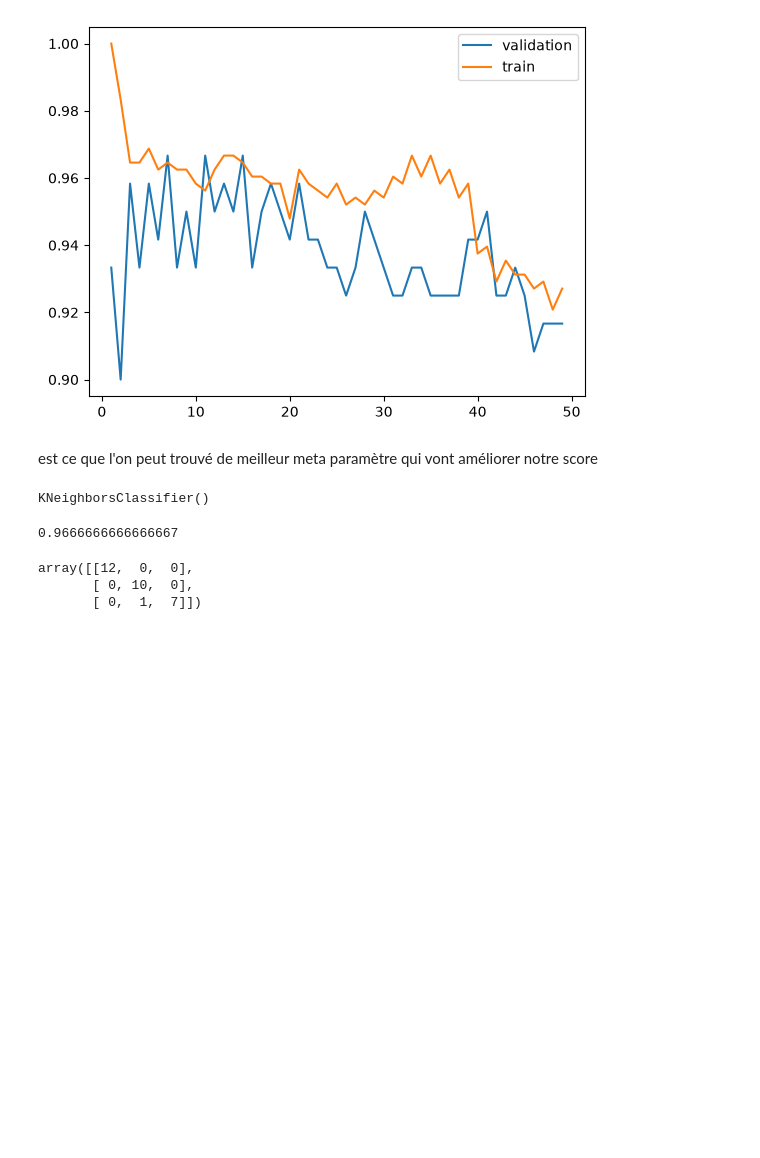
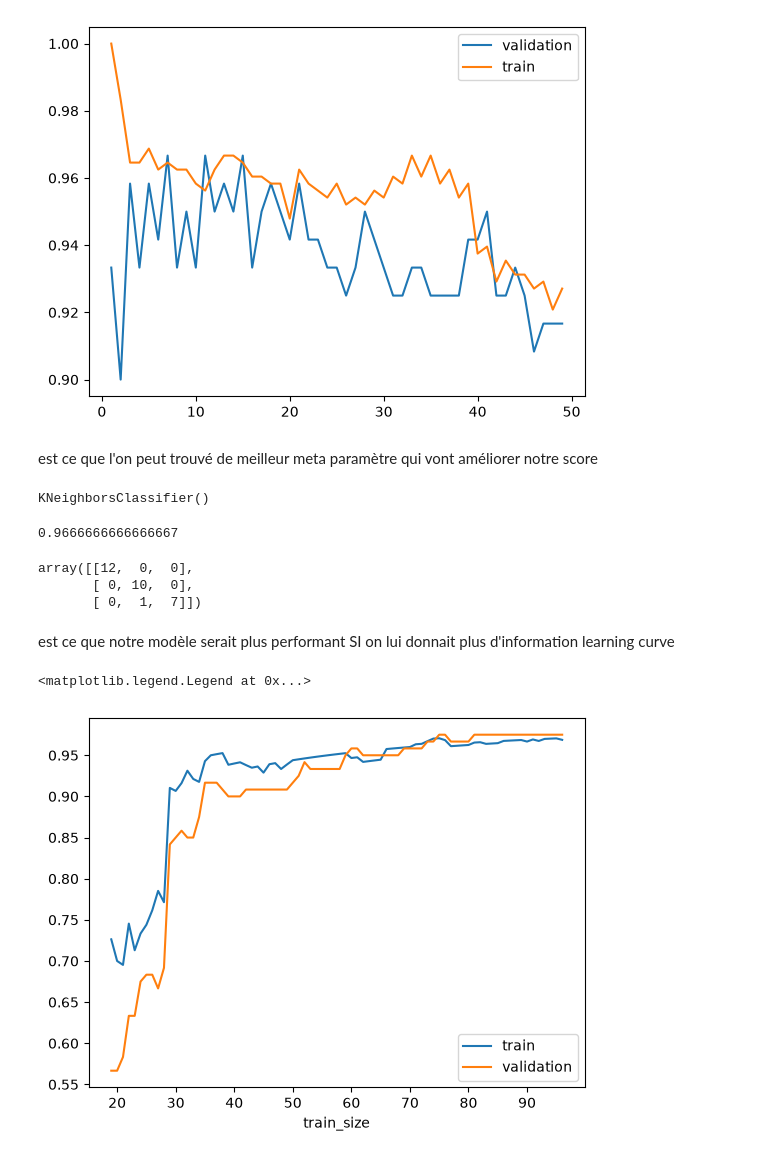
Before and after one commit to webdevproformation/m2-iot-juin2026, a Jupyter notebook: jour05/02-note.ipynb, the cells around one changed output. Drawn from its saved outputs; the diff is of its cells as text; code cells hidden in the pictures; blank space fills up the shorter version.

Commit message:
optimiser evaluer entrainer vos modèles

```diff
--- a/jour05/02-note.ipynb
+++ b/jour05/02-note.ipynb
@@ -344,3 +344,20 @@ confusion_matrix(y_test , model.predict(X_test))
 array([[12,  0,  0],
        [ 0, 10,  0],
        [ 0,  1,  7]])
+# %% [markdown]
+est ce que notre modèle serait plus performant SI on lui donnait plus d'information
+learning curve
+# %%
+from sklearn.model_selection import learning_curve
+
+train_size = np.linspace(0.2,1,100)
+
+N , train_score , val_score = learning_curve( model , X_train , y_train , train_sizes=train_size, cv=5 )
+
+plt.plot(N , train_score.mean(axis=1) , label="train")
+plt.plot(N , val_score.mean(axis=1) , label="validation")
+plt.xlabel("train_size")
+plt.legend()
+# %% [output]
+<matplotlib.legend.Legend at 0x...>
+[figure, added]
```
